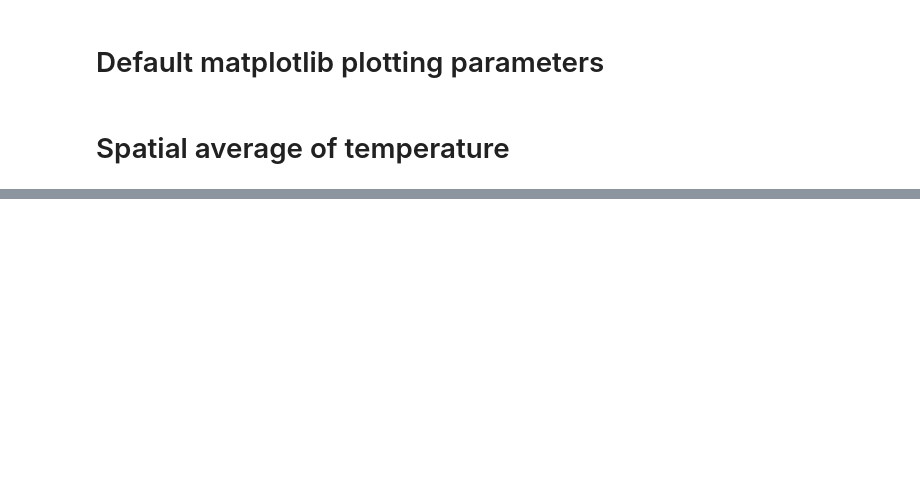
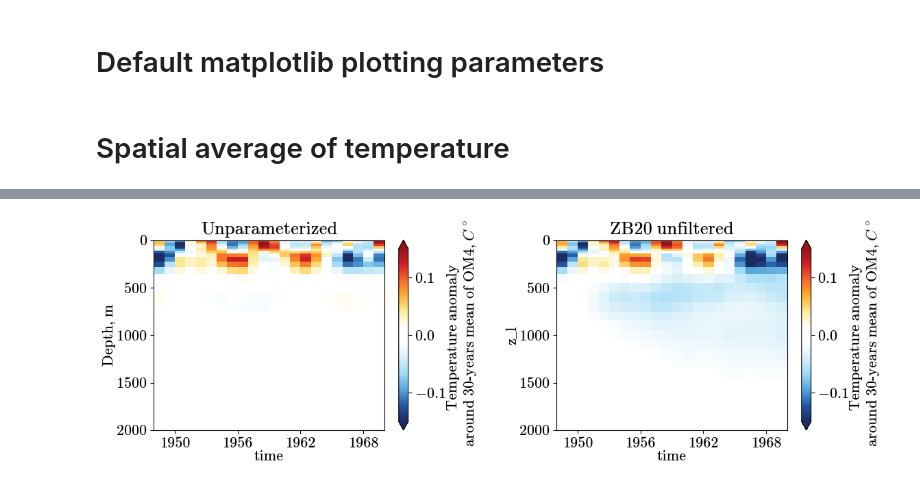
Before and after one commit to m2lines/Analysis-of-global-ocean-simulations-OM4, a Jupyter notebook: simple_notebooks/mean_temperature.ipynb, the cells around one changed output, grey strips where cells are left out. Drawn from its saved outputs; the diff is of its cells as text; code cells hidden in the pictures; blank space fills up the shorter version.

```diff
--- a/simple_notebooks/mean_temperature.ipynb
+++ b/simple_notebooks/mean_temperature.ipynb
@@ -121,0 +139,20 @@ plt.savefig('thetao-global.pdf')
+# %%
+default_rcParams({'font.size': 16})
+
+import colormaps as cmaps
+plt.figure(figsize=(12,4))
+plt.subplot(1,2,1)
+(om4_long - om4_long.mean('time')).plot(x='time', cmap=cmaps.BlueWhiteOrangeRed, vmax=0.15, vmin=-0.15, cbar_kwargs={'label':'Temperature anomaly \n around 30-years mean of OM4, $C^\circ$'})
+plt.ylim([2000,0])
+plt.title('Unparameterized')
+plt.ylabel('Depth, m')
+
+plt.subplot(1,2,2)
+(zb20_long - om4_long.mean('time')).plot(x='time', cmap=cmaps.BlueWhiteOrangeRed, vmax=0.15, vmin=-0.15, cbar_kwargs={'label':'Temperature anomaly \n around 30-years mean of OM4, $C^\circ$'})
+plt.ylim([2000,0])
+plt.title('ZB20 unfiltered')
+
+plt.tight_layout()
+#plt.savefig('thetao-global.pdf')
+# %% [output]
+[figure, added]
```
Also changed, not shown: parts of 13 cells of this notebook, 4 other files.
